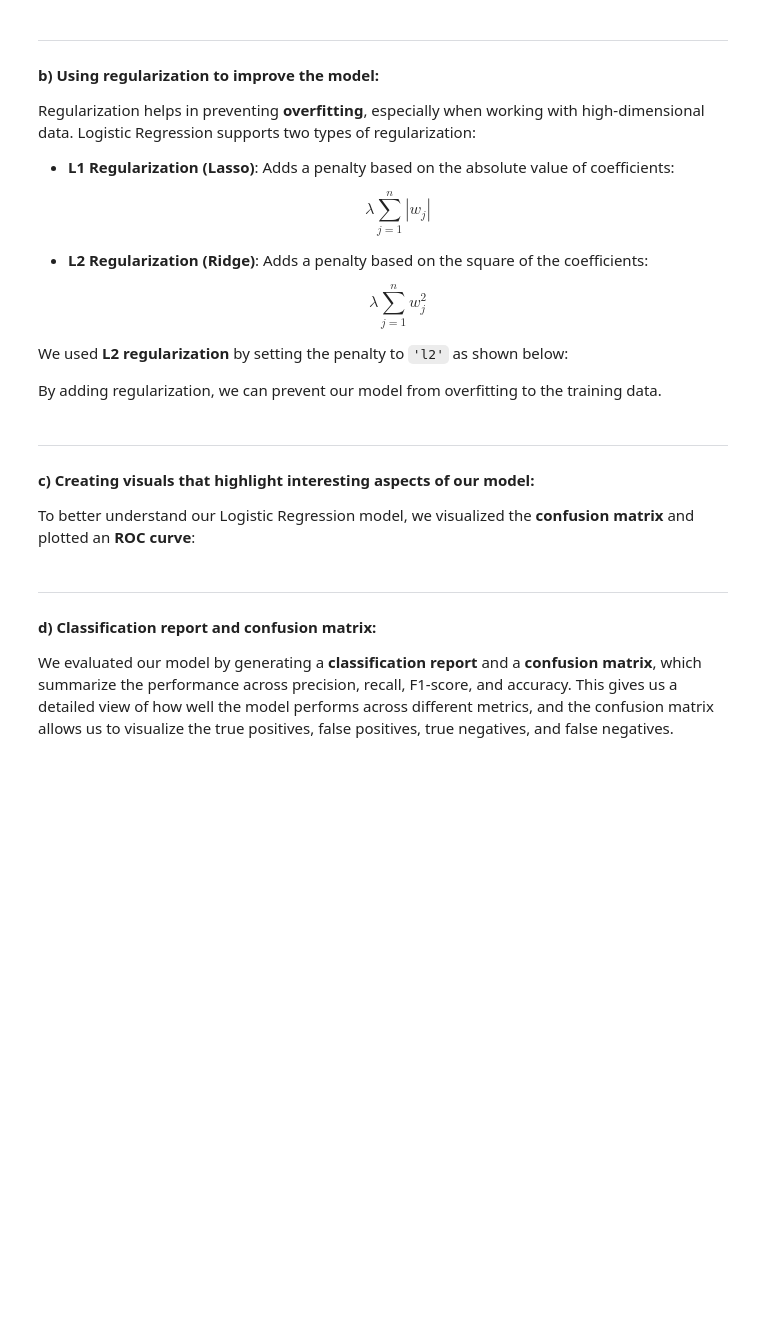
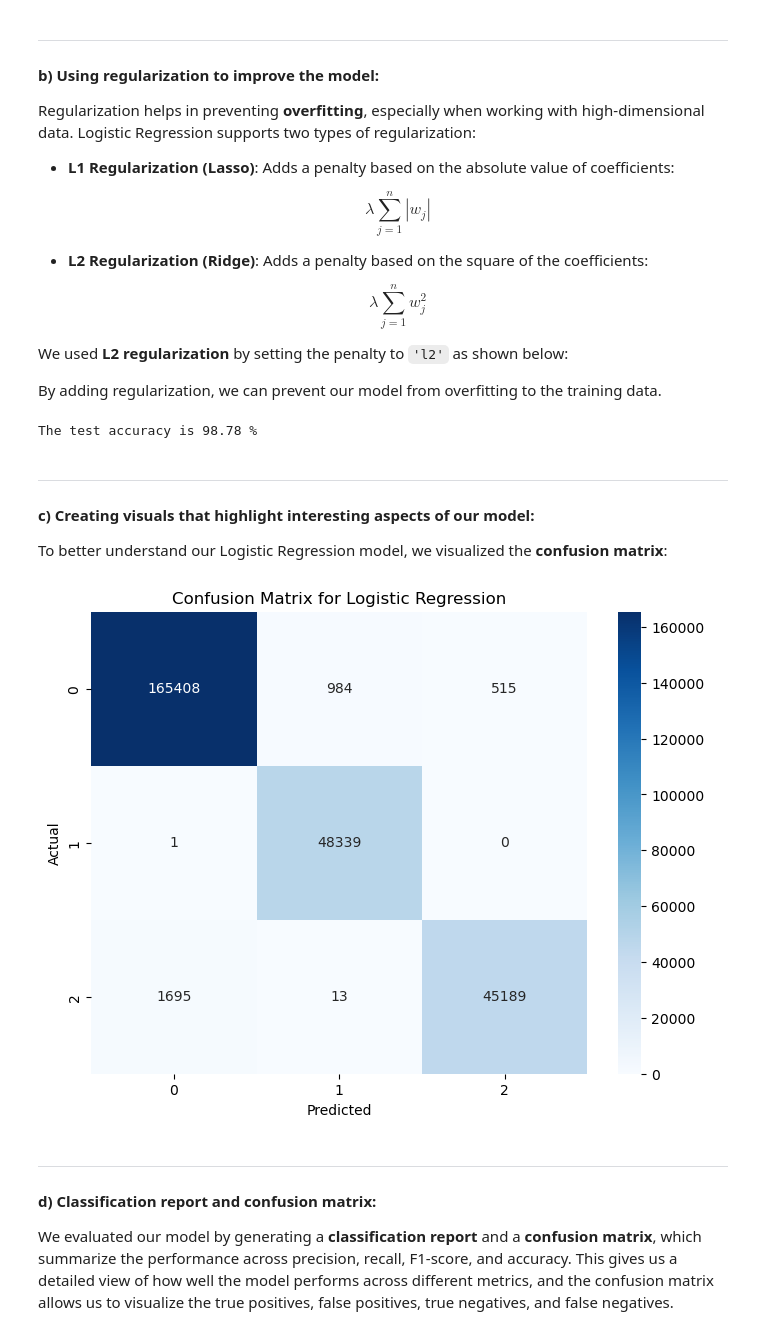
Before and after one commit to AbdullaSadoun/Cyber-Attacks-Machine-Learning, a Jupyter notebook: A2.ipynb, the cells around one changed output. Saved outputs shown, nothing was run; the diff lists cells and outputs as text; code cells hidden in the pictures; blank space fills up the shorter version.

```diff
--- a/A2.ipynb
+++ b/A2.ipynb
@@ -119,5 +119,5 @@ X = imputer.fit_transform(X)
 X_train, X_test, y_train, y_test = train_test_split(X, y, random_state=123, test_size=0.25, stratify=y) # 75% training and 25% test (used by professor)
 
 # Reducing the size to avoid vm crash
-X_train, y_train = X_train[:500000], y_train[:500000]  # Use only the first 500k samples for training to avoid crashing
+X_train, y_train = X_train[:100000], y_train[:100000]  # Use only the first 100k samples for training to avoid crashing
 # %% [markdown]
@@ -193,49 +193,36 @@ By adding regularization, we can prevent our model from overfitting to the train
 # %%
 from sklearn.linear_model import LogisticRegression
 
-lr_model_l2 = LogisticRegression(max_iter=2000, solver='liblinear', penalty='l2')
+lr_model_l2 = LogisticRegression(max_iter=1000, solver='liblinear', penalty='l2')
 lr_model_l2.fit(X_train, y_train)
+# Model Evaluation
+accuracy = lr_model_l2.score(X_test, y_test)
+print('The test accuracy is {0:5.2f} %'.format(accuracy*100))
+# %% [output]
+The test accuracy is 98.78 %
 # %% [markdown]
 ---
 #### c) Creating visuals that highlight interesting aspects of our model:
 
-To better understand our Logistic Regression model, we visualized the **confusion matrix** and plotted an **ROC curve**:
+To better understand our Logistic Regression model, we visualized the **confusion matrix**:
 # %%
 #Confusion Matrix** Heatmap:
 
 import matplotlib.pyplot as plt
 import seaborn as sns
 from sklearn.metrics import confusion_matrix
 
 y_pred = lr_model_1.predict(X_test)
 conf_matrix = confusion_matrix(y_test, y_pred)
 
 plt.figure(figsize=(8, 6))
 sns.heatmap(conf_matrix, annot=True, fmt='d', cmap='Blues')
 plt.title('Confusion Matrix for Logistic Regression')
 plt.xlabel('Predicted')
 plt.ylabel('Actual')
 plt.show()
-
-
-#ROC Curve**:
-from sklearn.metrics import roc_curve, auc
-
-y_prob = lr_model_1.predict_proba(X_test)[:, 1]
-fpr, tpr, _ = roc_curve(y_test, y_prob)
-roc_auc = auc(fpr, tpr)
-
-plt.figure(figsize=(8, 6))
-plt.plot(fpr, tpr, color='darkorange', lw=2, label=f'ROC curve (area = {roc_auc:.2f})')
-plt.plot([0, 1], [0, 1], color='navy', lw=2, linestyle='--')
-plt.xlim([0.0, 1.0])
-plt.ylim([0.0, 1.05])
-plt.xlabel('False Positive Rate')
-plt.ylabel('True Positive Rate')
-plt.title('Receiver Operating Characteristic for Logistic Regression')
-plt.legend(loc='lower right')
-plt.show()
-#These visuals help us evaluate the performance of our model in terms of classification and its ability to discriminate between classes.
+# %% [output]
+[figure, added]
 # %% [markdown]
 ---
 #### d) Classification report and confusion matrix:
```
Also changed, not shown: parts of 36 cells of this notebook.
